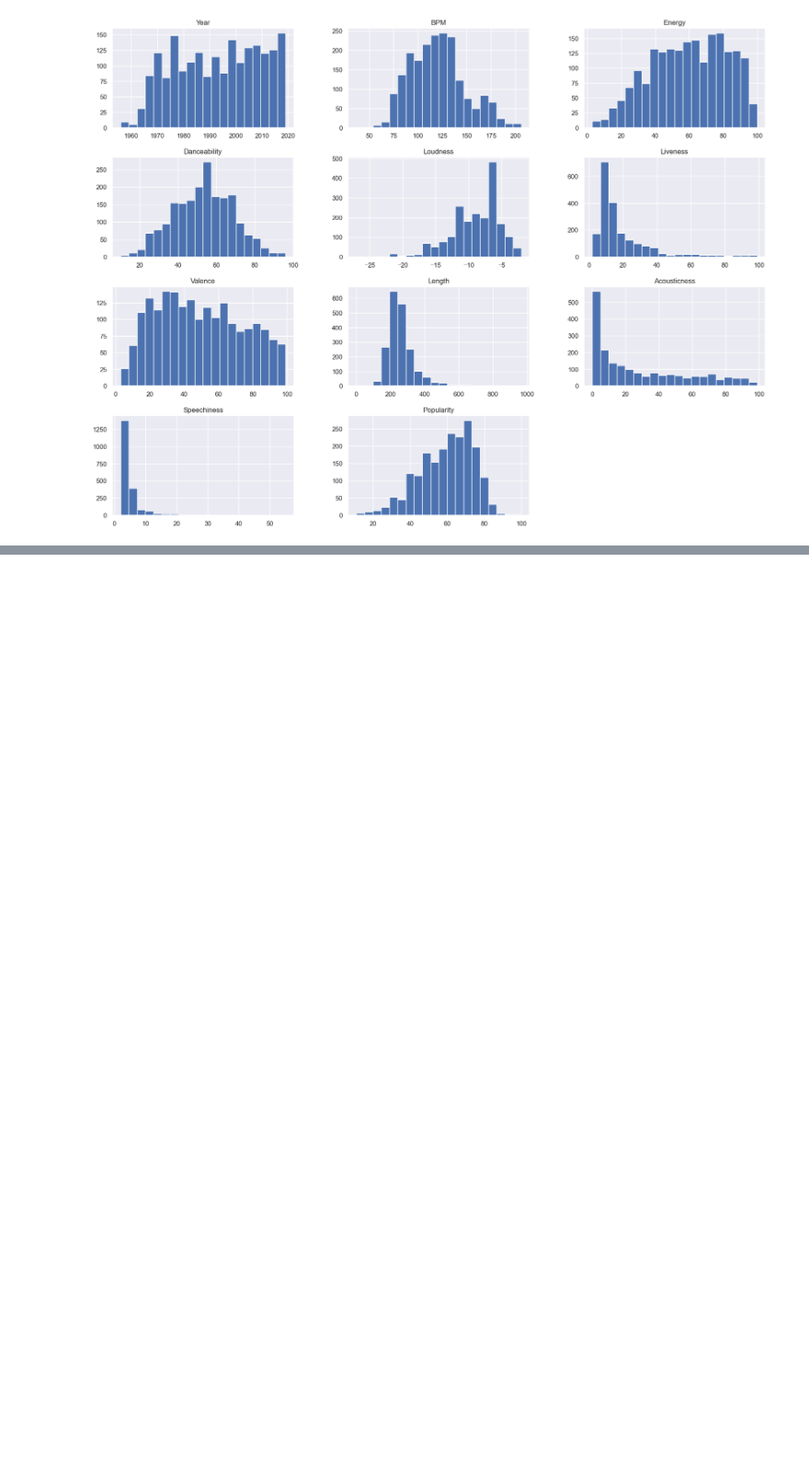
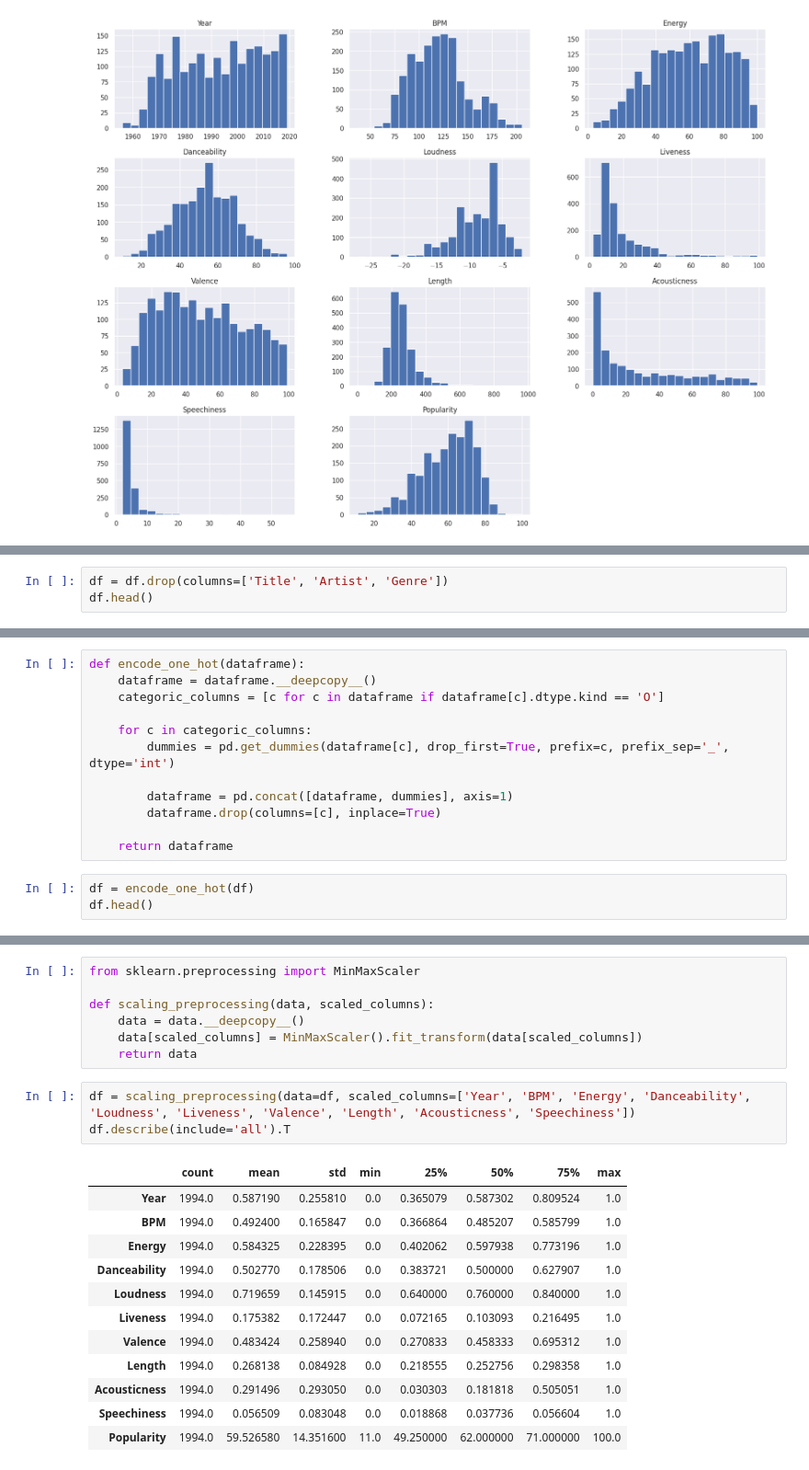
Before and after one commit to ericryhr/APA-PRACTICA, a Jupyter notebook: evaluacion.ipynb, the cells around one changed output, grey strips where cells are left out. Shown at 92% size. Drawn from its saved outputs; the diff is of its cells as text; blank space fills up the shorter version.

```diff
--- a/evaluacion.ipynb
+++ b/evaluacion.ipynb
@@ -75,0 +98,3 @@ sns.heatmap(data = corr ,mask=mask, annot = True, fmt='.2f');
+# %%
+df = df.drop(columns=['Title', 'Artist', 'Genre'])
+df.head()
@@ -75,0 +108,15 @@ sns.heatmap(data = corr ,mask=mask, annot = True, fmt='.2f');
+# %%
+def encode_one_hot(dataframe):
+    dataframe = dataframe.__deepcopy__()
+    categoric_columns = [c for c in dataframe if dataframe[c].dtype.kind == 'O']
+
+    for c in categoric_columns:
+        dummies = pd.get_dummies(dataframe[c], drop_first=True, prefix=c, prefix_sep='_', dtype='int')
+
+        dataframe = pd.concat([dataframe, dummies], axis=1)
+        dataframe.drop(columns=[c], inplace=True)
+
+    return dataframe
+# %%
+df = encode_one_hot(df)
+df.head()
@@ -75,0 +130,23 @@ sns.heatmap(data = corr ,mask=mask, annot = True, fmt='.2f');
+# %%
+from sklearn.preprocessing import MinMaxScaler
+
+def scaling_preprocessing(data, scaled_columns):
+    data = data.__deepcopy__()
+    data[scaled_columns] = MinMaxScaler().fit_transform(data[scaled_columns])
+    return data
+# %%
+df = scaling_preprocessing(data=df, scaled_columns=['Year', 'BPM', 'Energy', 'Danceability', 'Loudness', 'Liveness', 'Valence', 'Length', 'Acousticness', 'Speechiness'])
+df.describe(include='all').T
+# %% [output]
+|  | count | mean | std | min | 25% | 50% | 75% | max |
+| Year | 1994.0 | 0.587190 | 0.255810 | 0.0 | 0.365079 | 0.587302 | 0.809524 | 1.0 |
+| BPM | 1994.0 | 0.492400 | 0.165847 | 0.0 | 0.366864 | 0.485207 | 0.585799 | 1.0 |
+| Energy | 1994.0 | 0.584325 | 0.228395 | 0.0 | 0.402062 | 0.597938 | 0.773196 | 1.0 |
+| Danceability | 1994.0 | 0.502770 | 0.178506 | 0.0 | 0.383721 | 0.500000 | 0.627907 | 1.0 |
+| Loudness | 1994.0 | 0.719659 | 0.145915 | 0.0 | 0.640000 | 0.760000 | 0.840000 | 1.0 |
+| Liveness | 1994.0 | 0.175382 | 0.172447 | 0.0 | 0.072165 | 0.103093 | 0.216495 | 1.0 |
+| Valence | 1994.0 | 0.483424 | 0.258940 | 0.0 | 0.270833 | 0.458333 | 0.695312 | 1.0 |
+| Length | 1994.0 | 0.268138 | 0.084928 | 0.0 | 0.218555 | 0.252756 | 0.298358 | 1.0 |
+| Acousticness | 1994.0 | 0.291496 | 0.293050 | 0.0 | 0.030303 | 0.181818 | 0.505051 | 1.0 |
+| Speechiness | 1994.0 | 0.056509 | 0.083048 | 0.0 | 0.018868 | 0.037736 | 0.056604 | 1.0 |
+| Popularity | 1994.0 | 59.526580 | 14.351600 | 11.0 | 49.250000 | 62.000000 | 71.000000 | 100.0 |
```
Also changed, not shown: parts of 11 cells of this notebook, 2 other files.
